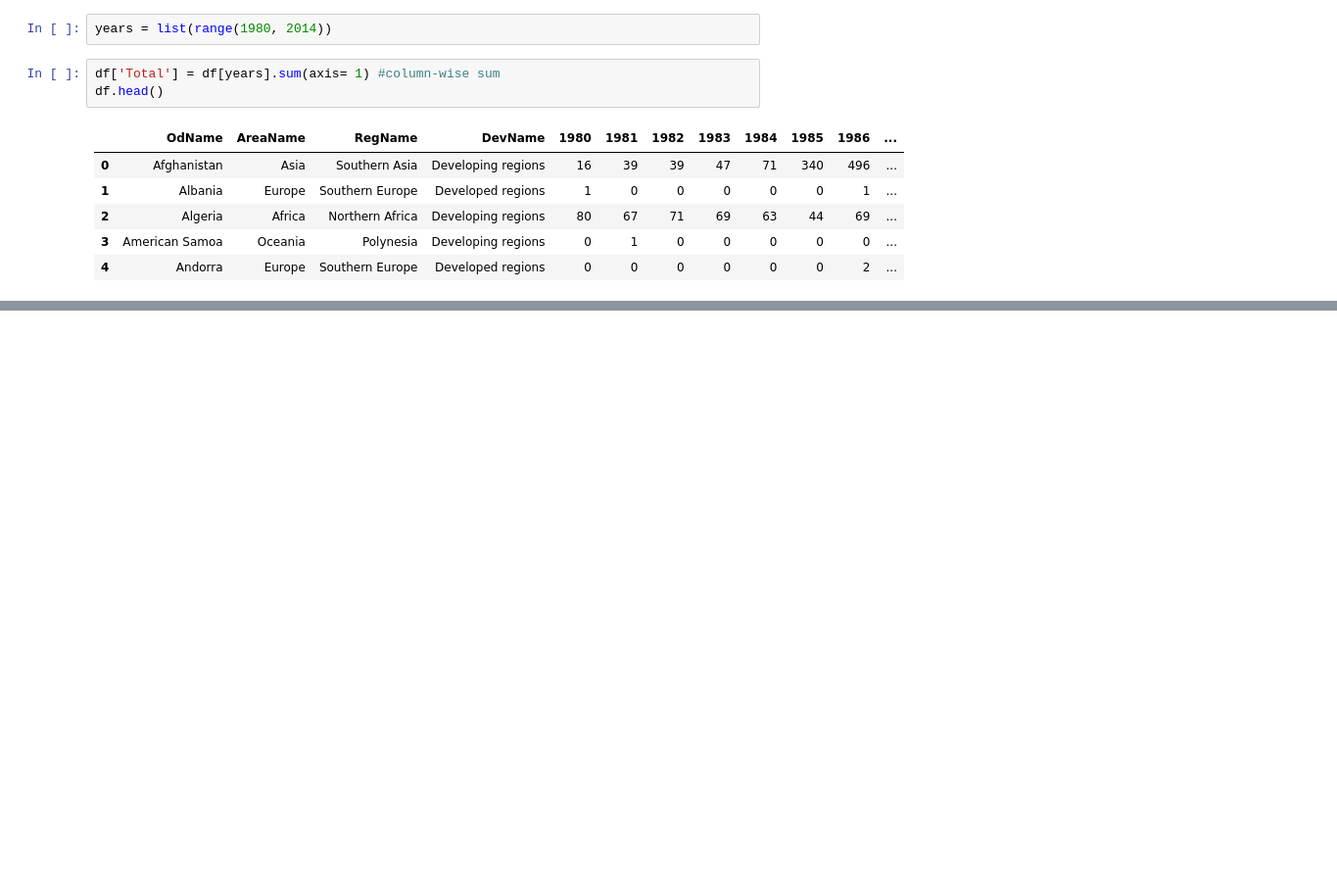
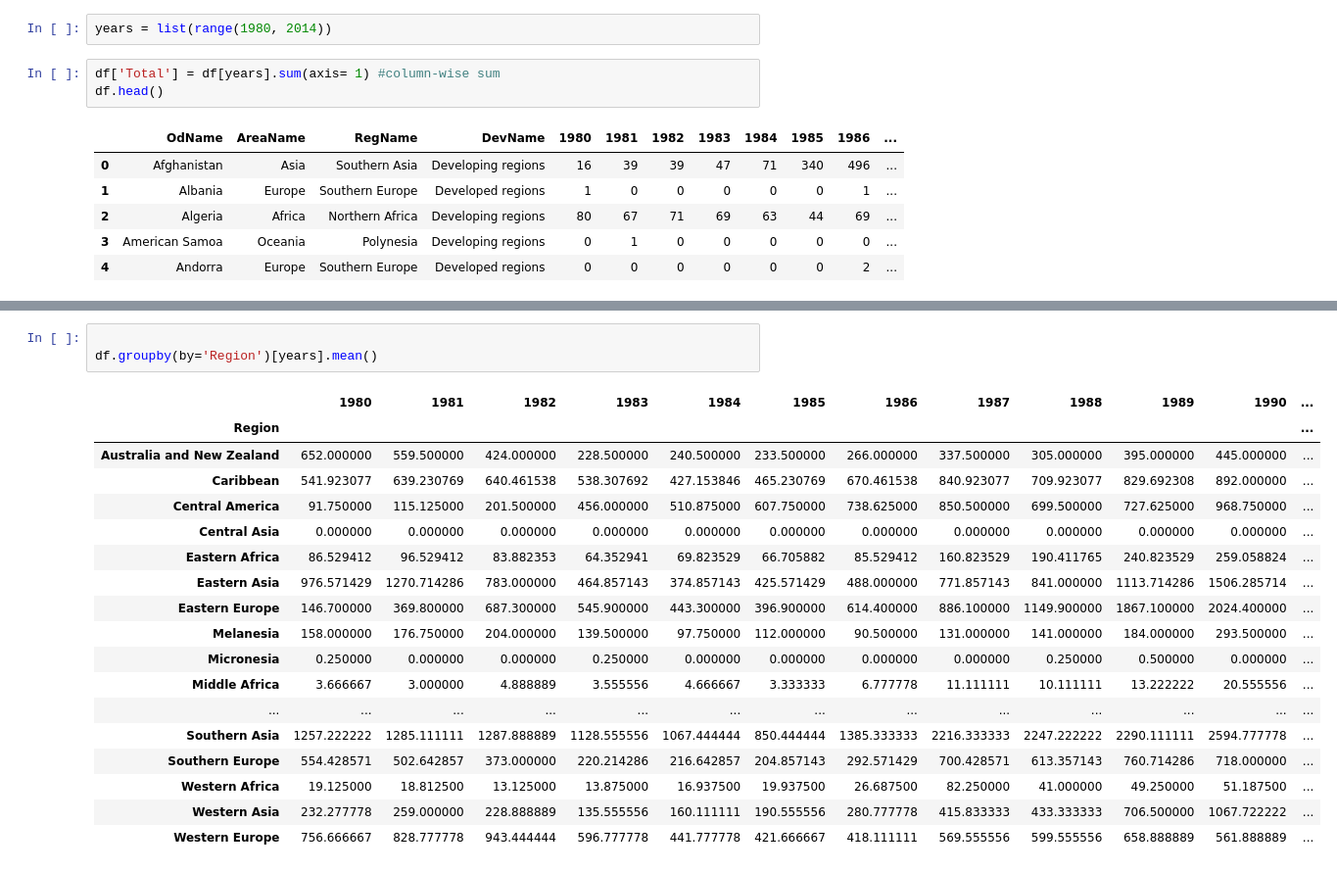
Before and after one commit to vikashchauhan19/vikashchauhan, a Jupyter notebook: data_analysis/analysis_part5.ipynb, the cells around one changed output, grey strips where cells are left out. Shown at 98% size. Saved outputs shown, nothing was run; the diff lists cells and outputs as text; blank space fills up the shorter version.

```diff
--- a/data_analysis/analysis_part5.ipynb
+++ b/data_analysis/analysis_part5.ipynb
@@ -43,0 +132,22 @@ df.rename(mapper={
+# %%
+
+df.groupby(by='Region')[years].mean()
+# %% [output]
+|  | 1980 | 1981 | 1982 | 1983 | 1984 | 1985 | 1986 | 1987 | 1988 | 1989 | 1990 | ... |
+| Region |  |  |  |  |  |  |  |  |  |  |  | ... |
+| Australia and New Zealand | 652.000000 | 559.500000 | 424.000000 | 228.500000 | 240.500000 | 233.500000 | 266.000000 | 337.500000 | 305.000000 | 395.000000 | 445.000000 | ... |
+| Caribbean | 541.923077 | 639.230769 | 640.461538 | 538.307692 | 427.153846 | 465.230769 | 670.461538 | 840.923077 | 709.923077 | 829.692308 | 892.000000 | ... |
+| Central America | 91.750000 | 115.125000 | 201.500000 | 456.000000 | 510.875000 | 607.750000 | 738.625000 | 850.500000 | 699.500000 | 727.625000 | 968.750000 | ... |
+| Central Asia | 0.000000 | 0.000000 | 0.000000 | 0.000000 | 0.000000 | 0.000000 | 0.000000 | 0.000000 | 0.000000 | 0.000000 | 0.000000 | ... |
+| Eastern Africa | 86.529412 | 96.529412 | 83.882353 | 64.352941 | 69.823529 | 66.705882 | 85.529412 | 160.823529 | 190.411765 | 240.823529 | 259.058824 | ... |
+| Eastern Asia | 976.571429 | 1270.714286 | 783.000000 | 464.857143 | 374.857143 | 425.571429 | 488.000000 | 771.857143 | 841.000000 | 1113.714286 | 1506.285714 | ... |
+| Eastern Europe | 146.700000 | 369.800000 | 687.300000 | 545.900000 | 443.300000 | 396.900000 | 614.400000 | 886.100000 | 1149.900000 | 1867.100000 | 2024.400000 | ... |
+| Melanesia | 158.000000 | 176.750000 | 204.000000 | 139.500000 | 97.750000 | 112.000000 | 90.500000 | 131.000000 | 141.000000 | 184.000000 | 293.500000 | ... |
+| Micronesia | 0.250000 | 0.000000 | 0.000000 | 0.250000 | 0.000000 | 0.000000 | 0.000000 | 0.000000 | 0.250000 | 0.500000 | 0.000000 | ... |
+| Middle Africa | 3.666667 | 3.000000 | 4.888889 | 3.555556 | 4.666667 | 3.333333 | 6.777778 | 11.111111 | 10.111111 | 13.222222 | 20.555556 | ... |
+| ... | ... | ... | ... | ... | ... | ... | ... | ... | ... | ... | ... | ... |
+| Southern Asia | 1257.222222 | 1285.111111 | 1287.888889 | 1128.555556 | 1067.444444 | 850.444444 | 1385.333333 | 2216.333333 | 2247.222222 | 2290.111111 | 2594.777778 | ... |
+| Southern Europe | 554.428571 | 502.642857 | 373.000000 | 220.214286 | 216.642857 | 204.857143 | 292.571429 | 700.428571 | 613.357143 | 760.714286 | 718.000000 | ... |
+| Western Africa | 19.125000 | 18.812500 | 13.125000 | 13.875000 | 16.937500 | 19.937500 | 26.687500 | 82.250000 | 41.000000 | 49.250000 | 51.187500 | ... |
+| Western Asia | 232.277778 | 259.000000 | 228.888889 | 135.555556 | 160.111111 | 190.555556 | 280.777778 | 415.833333 | 433.333333 | 706.500000 | 1067.722222 | ... |
+| Western Europe | 756.666667 | 828.777778 | 943.444444 | 596.777778 | 441.777778 | 421.666667 | 418.111111 | 569.555556 | 599.555556 | 658.888889 | 561.888889 | ... |
```
Also changed, not shown: parts of 11 cells of this notebook, 24 other files.
